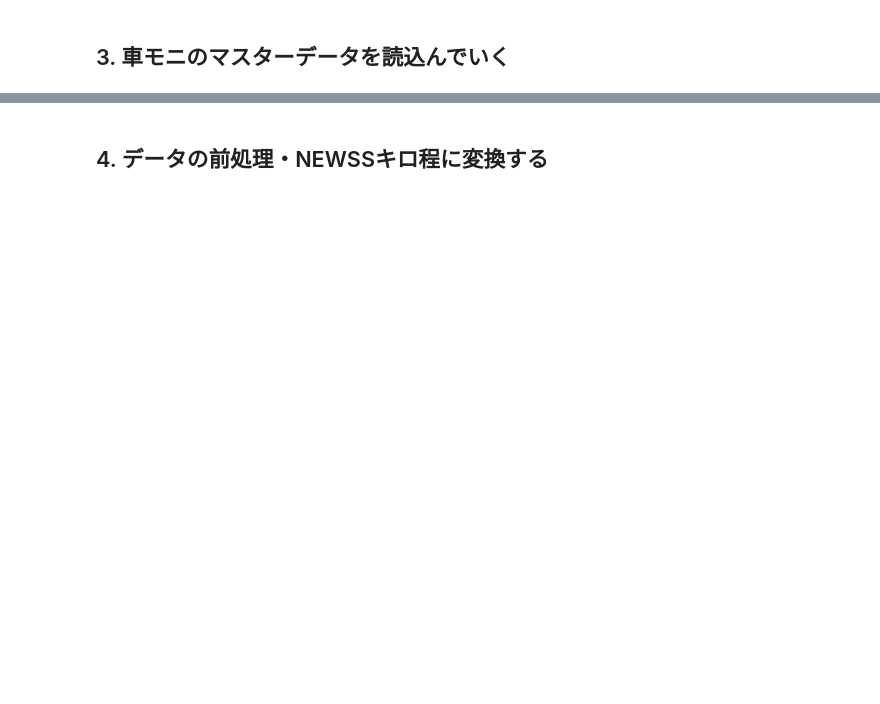
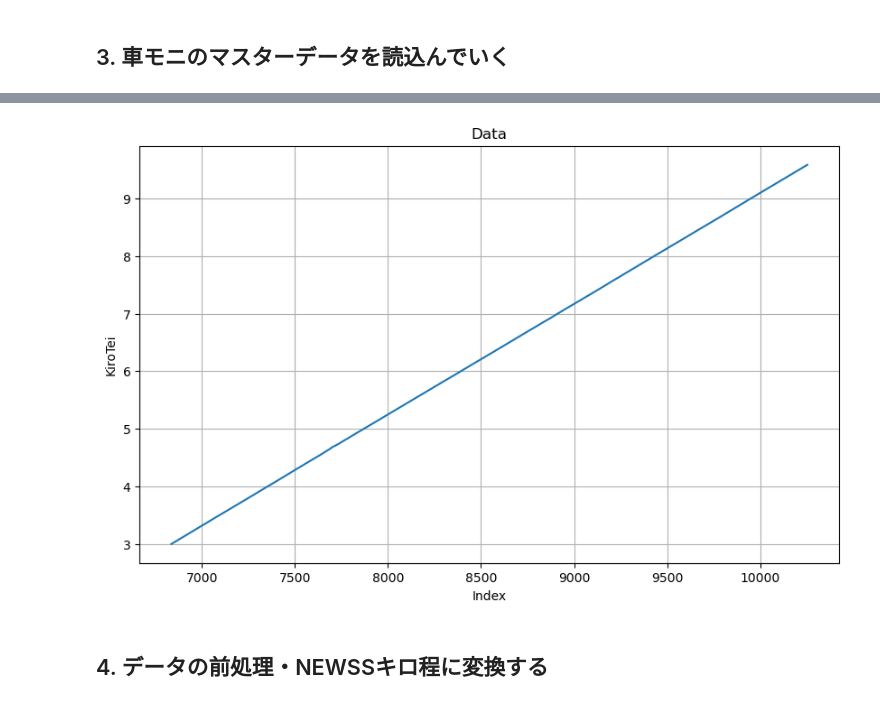
Before and after one commit to esioEptmcDxpt/green-finder, a Jupyter notebook: imgKiro.ipynb, the cells around one changed output, grey strips where cells are left out. Saved outputs shown, nothing was run; the diff lists cells and outputs as text; code cells hidden in the pictures; blank space fills up the shorter version.

```diff
--- a/imgKiro.ipynb
+++ b/imgKiro.ipynb
@@ -252,2 +588,19 @@ Wall time: 51.2 s
+# %%
+%matplotlib inline
+import matplotlib.pyplot as plt
+
+
+df_json = df_json.sort_values('file_name')
+data = df_json[df_json['camera_num']=='HD21']['KiroTei'].copy()
+
+plt.figure(figsize=(10, 6))
+data.plot(kind='line')
+plt.title('Data')
+plt.xlabel('Index')
+plt.ylabel('KiroTei')
+plt.grid(True)
+plt.show()
+# %% [output]
+[figure, added]
 # %% [markdown]
 ## 4. データの前処理・NEWSSキロ程に変換する
```
Also changed, not shown: parts of 70 cells of this notebook.
